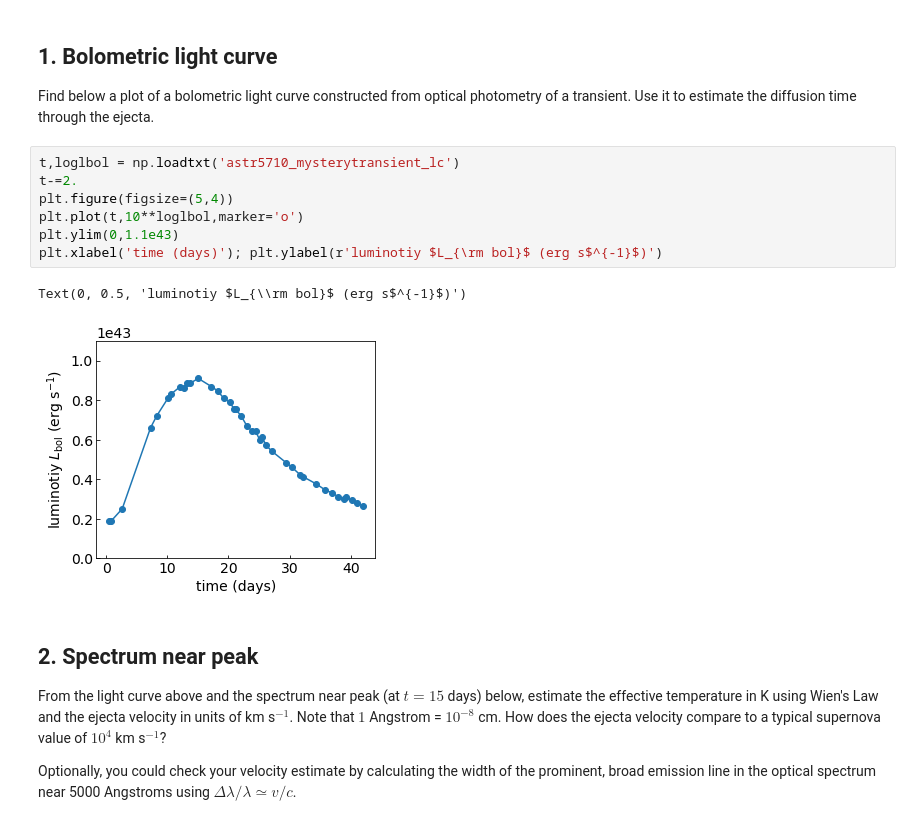
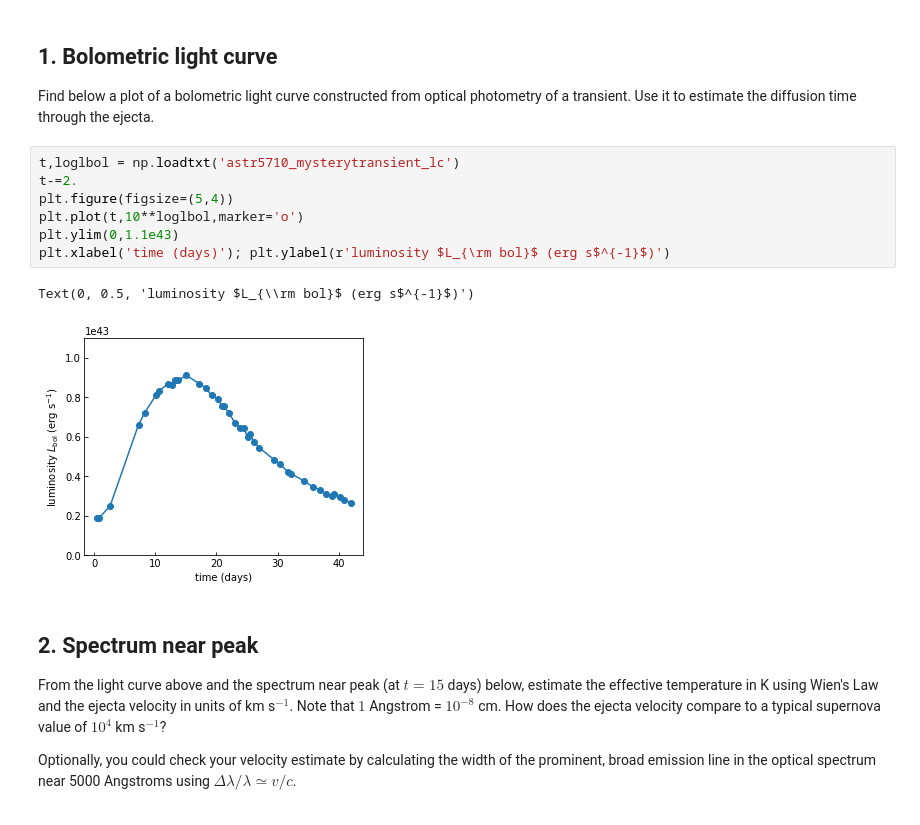
Before and after one commit to jadexter/astr5710, a Jupyter notebook: astr5710_mysterytransient.ipynb, the cells around one changed output. Drawn from its saved outputs; the diff is of its cells as text.

```diff
--- a/astr5710_mysterytransient.ipynb
+++ b/astr5710_mysterytransient.ipynb
@@ -19,13 +19,13 @@ Find below a plot of a bolometric light curve constructed from optical photometr
 # %%
 t,loglbol = np.loadtxt('astr5710_mysterytransient_lc')
 t-=2.
 plt.figure(figsize=(5,4))
 plt.plot(t,10**loglbol,marker='o')
 plt.ylim(0,1.1e43)
-plt.xlabel('time (days)'); plt.ylabel(r'luminotiy $L_{\rm bol}$ (erg s$^{-1}$)')
+plt.xlabel('time (days)'); plt.ylabel(r'luminosity $L_{\rm bol}$ (erg s$^{-1}$)')
 # %% [output]
-Text(0, 0.5, 'luminotiy $L_{\\rm bol}$ (erg s$^{-1}$)')
+Text(0, 0.5, 'luminosity $L_{\\rm bol}$ (erg s$^{-1}$)')
-[figure, old version]
+[figure, new version]
 # %% [markdown]
 ## 2. Spectrum near peak
 
```
